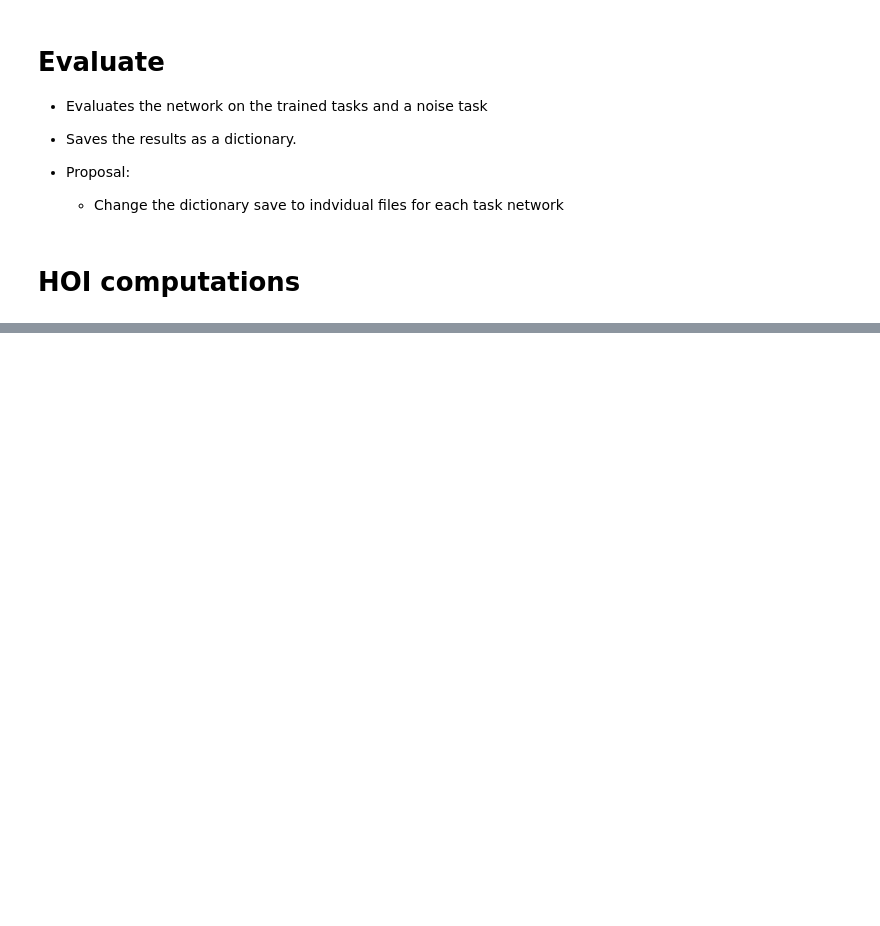
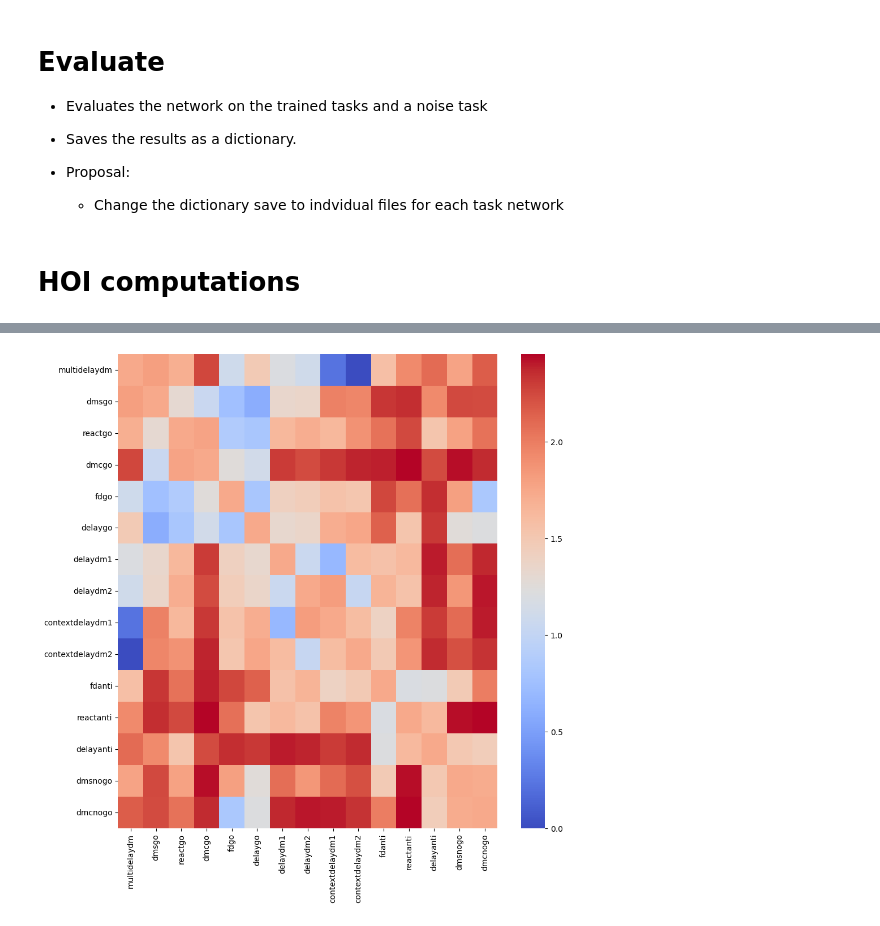
Before and after one commit to SalvadorCalanni/LACONEU25_group_project, a Jupyter notebook: Ori_repo_and_data/pipeline24.ipynb, the cells around one changed output, grey strips where cells are left out. Saved outputs shown, nothing was run; the diff lists cells and outputs as text; code cells hidden in the pictures; blank space fills up the shorter version.

```diff
--- a/Ori_repo_and_data/pipeline24.ipynb
+++ b/Ori_repo_and_data/pipeline24.ipynb
@@ -6,7 +6,7 @@ tasks = ['fdgo', 'reactgo', 'delaygo', 'fdanti', 'reactanti', 'delayanti',
             'dmsgo', 'dmsnogo', 'dmcgo', 'dmcnogo']
 excluded = ['dm1', 'dm2', 'contextdm1', 'contextdm2','multidm']
 
-network_folder = "networks_24"
+network_folder = "networks_24/"
 # %% [markdown]
 # Training
 
@@ -179,0 +260,27 @@ concatenated_meanhoi.to_csv('concatenated_meanhoi_trimmed_24_3_6.csv')
+# %%
+from scipy.cluster.hierarchy import linkage, leaves_list
+import seaborn as sns
+
+import matplotlib.pyplot as plt
+
+# Compute linkage matrix for hierarchical clustering
+linkage_matrix = linkage(difarray, method='average', metric='cosine')
+
+# Get the leaf order
+leaf_order = leaves_list(linkage_matrix)
+
+# Reorder the difarray using the leaf order
+reordered_difarray = difarray[leaf_order][:,leaf_order]
+reordered_tasks = [tasks[i] for i in leaf_order]
+
+# Create heatmap with reordered data
+plt.figure(figsize=(10,10))
+sns.heatmap(reordered_difarray,
+            xticklabels=reordered_tasks,
+            yticklabels=reordered_tasks,
+            cmap='coolwarm')
+plt.xticks(rotation=90)
+plt.tight_layout()
+plt.show()
+# %% [output]
+[figure, added]
```
Also changed, not shown: parts of 18 cells of this notebook, 1 other file.
